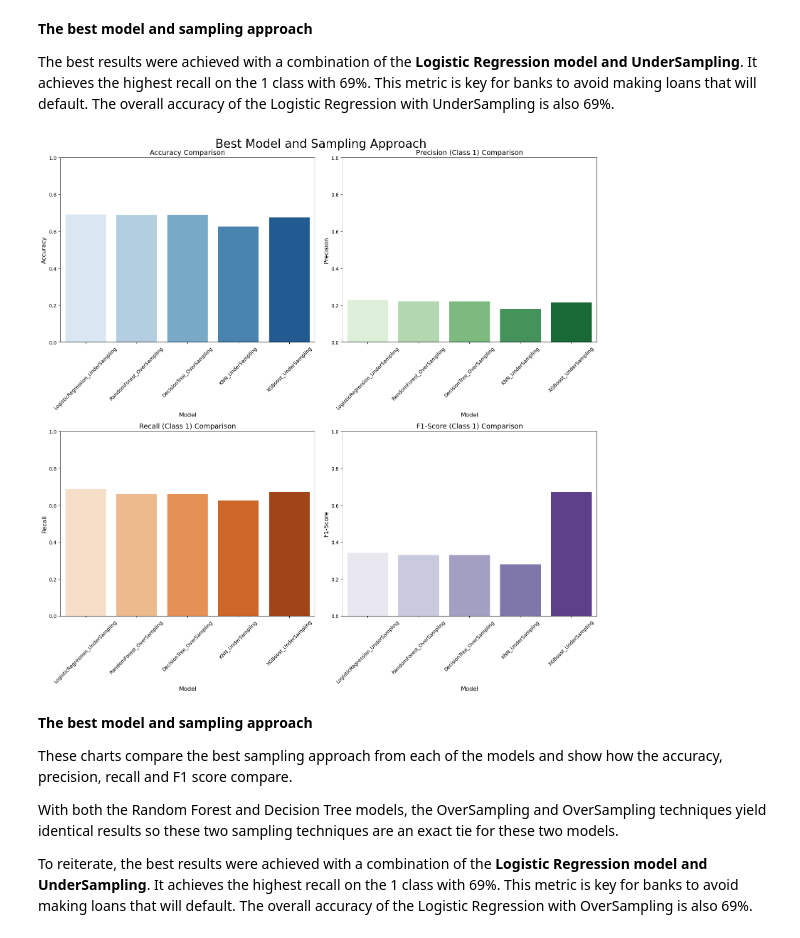
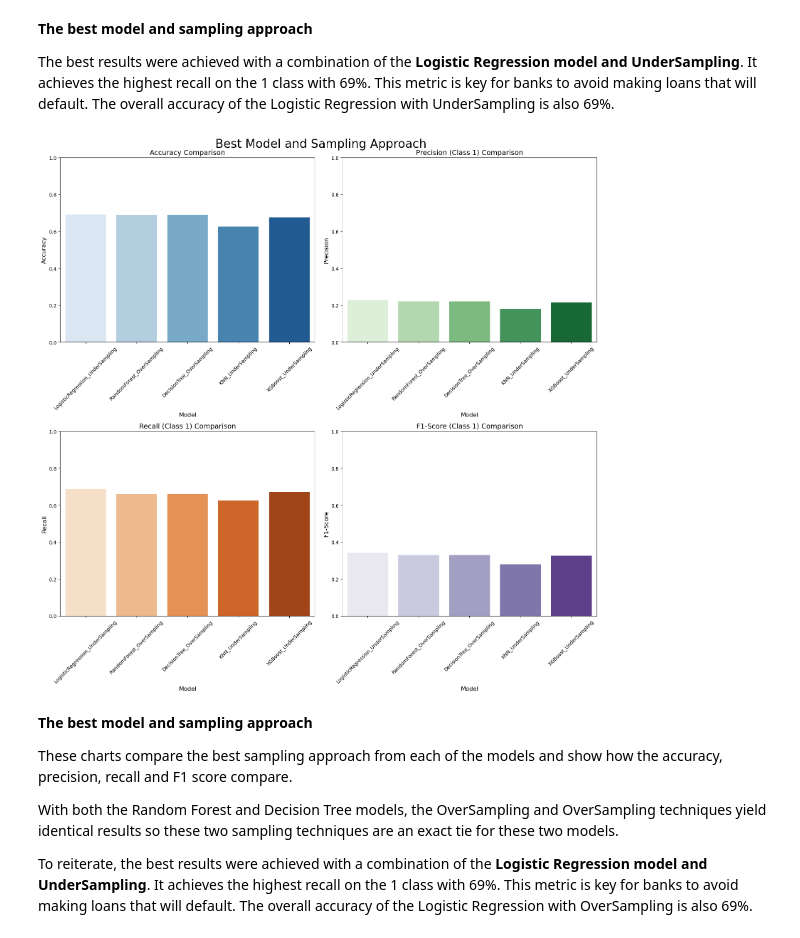
Before and after one commit to wrdhall3/loan-default-project, a Jupyter notebook: loan_default_project.ipynb, the cells around one changed output. Drawn from its saved outputs; the diff is of its cells as text; code cells hidden in the pictures.

Commit message:
Fixed model comparison chart

```diff
--- a/loan_default_project.ipynb
+++ b/loan_default_project.ipynb
@@ -3150,7 +3200,7 @@ results = {
         classification_report(y_test, oversample_y_pred_rf, output_dict=True)['1']['f1-score'],
         classification_report(y_test, oversample_y_pred_dt, output_dict=True)['1']['f1-score'],
         classification_report(y_test, y_pred_knn_us, output_dict=True)['1']['f1-score'],
-        classification_report(y_test, y_pred_xgb_us, output_dict=True)['1']['recall']
+        classification_report(y_test, y_pred_xgb_us, output_dict=True)['1']['f1-score']
     ]
 }
 
@@ -3176,34 +3226,34 @@ plt.xticks(rotation=45)
 plt.subplot(2, 2, 2)
 sns.barplot(data=results_df, x="Model", y="Precision (Class 1)", hue="Model", dodge=False, palette="Greens", legend=False)
 plt.title("Precision (Class 1) Comparison", fontsize=14)
 plt.ylim(0, 1)
 plt.ylabel("Precision", fontsize=12)
 plt.xlabel("Model", fontsize=12)
 plt.xticks(rotation=45)
 
 # Recall comparison
 plt.subplot(2, 2, 3)
 sns.barplot(data=results_df, x="Model", y="Recall (Class 1)", hue="Model", dodge=False, palette="Oranges", legend=False)
 plt.title("Recall (Class 1) Comparison", fontsize=14)
 plt.ylim(0, 1)
 plt.ylabel("Recall", fontsize=12)
 plt.xlabel("Model", fontsize=12)
 plt.xticks(rotation=45)
 
 # F1-Score comparison
 plt.subplot(2, 2, 4)
 sns.barplot(data=results_df, x="Model", y="F1-Score (Class 1)", hue="Model", dodge=False, palette="Purples", legend=False)
 plt.title("F1-Score (Class 1) Comparison", fontsize=14)
 plt.ylim(0, 1)
 plt.ylabel("F1-Score", fontsize=12)
 plt.xlabel("Model", fontsize=12)
 plt.xticks(rotation=45)
 
 # Adjust layout
 plt.tight_layout()
 plt.show()
 # %% [output]
-[figure, old version]
+[figure, new version]
 # %% [markdown]
 **The best model and sampling approach**
 
```
Also changed, not shown: parts of 10 cells of this notebook.
